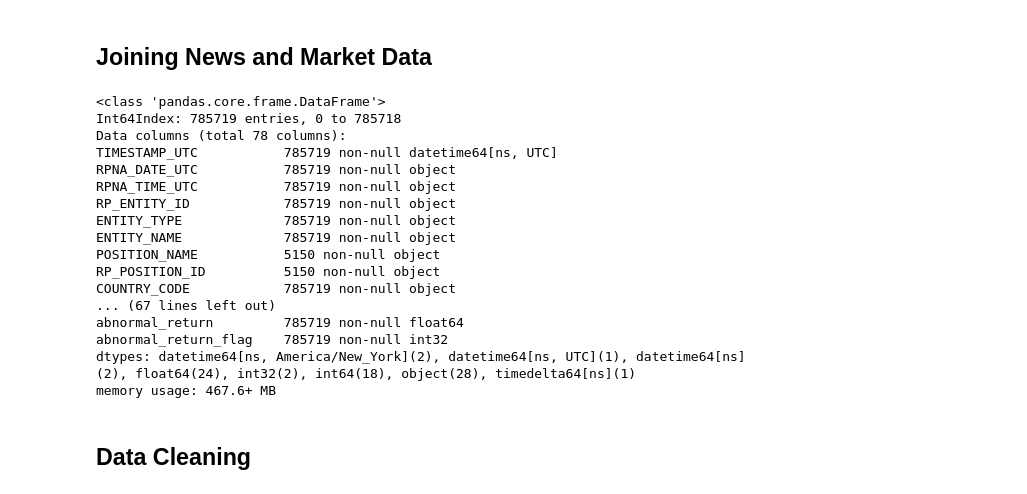
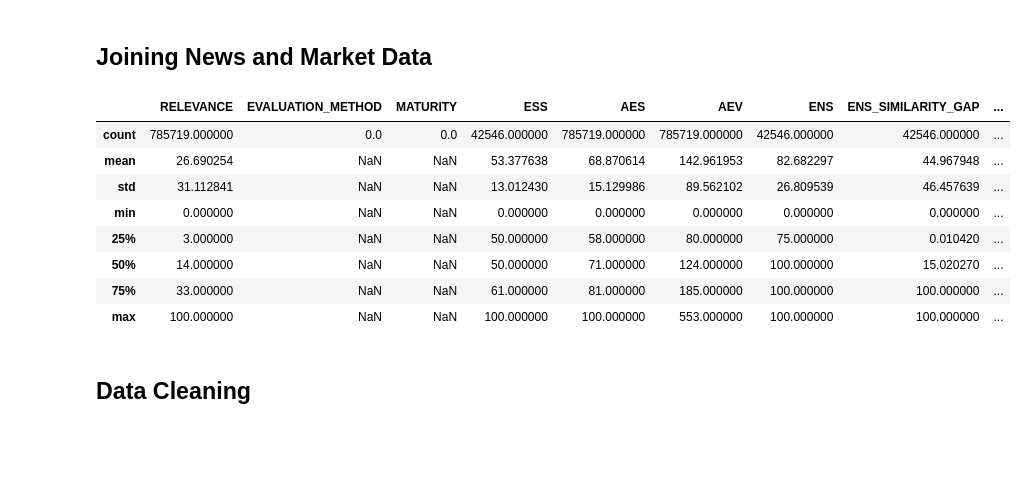
Before and after one commit to nico-busch/PHBS_MLF_2018, a Jupyter notebook: notebook.ipynb, the cells around one changed output. Cells and saved outputs as stored; diff of their text form; code cells hidden in the pictures; blank space fills up the shorter version.

```diff
--- a/notebook.ipynb
+++ b/notebook.ipynb
@@ -215,28 +215,20 @@ df_market.head(1)
 # %%
 # join news data and market data on market date and company
 
 df = pd.merge(df_news, df_market, how = 'inner',
               left_on = ['NEXT_MARKET_DATE', 'TICKER'],
               right_on = ['datadate', 'tic'])
-df.info()
+df.describe()
 # %% [output]
-<class 'pandas.core.frame.DataFrame'>
-Int64Index: 785719 entries, 0 to 785718
-Data columns (total 78 columns):
-TIMESTAMP_UTC           785719 non-null datetime64[ns, UTC]
-RPNA_DATE_UTC           785719 non-null object
-RPNA_TIME_UTC           785719 non-null object
-RP_ENTITY_ID            785719 non-null object
-ENTITY_TYPE             785719 non-null object
-ENTITY_NAME             785719 non-null object
-POSITION_NAME           5150 non-null object
-RP_POSITION_ID          5150 non-null object
-COUNTRY_CODE            785719 non-null object
-... (67 lines left out)
-abnormal_return         785719 non-null float64
-abnormal_return_flag    785719 non-null int32
-dtypes: datetime64[ns, America/New_York](2), datetime64[ns, UTC](1), datetime64[ns](2), float64(24), int32(2), int64(18), object(28), timedelta64[ns](1)
-memory usage: 467.6+ MB
+|  | RELEVANCE | EVALUATION_METHOD | MATURITY | ESS | AES | AEV | ENS | ENS_SIMILARITY_GAP | ... |
+| count | 785719.000000 | 0.0 | 0.0 | 42546.000000 | 785719.000000 | 785719.000000 | 42546.000000 | 42546.000000 | ... |
+| mean | 26.690254 | NaN | NaN | 53.377638 | 68.870614 | 142.961953 | 82.682297 | 44.967948 | ... |
+| std | 31.112841 | NaN | NaN | 13.012430 | 15.129986 | 89.562102 | 26.809539 | 46.457639 | ... |
+| min | 0.000000 | NaN | NaN | 0.000000 | 0.000000 | 0.000000 | 0.000000 | 0.000000 | ... |
+| 25% | 3.000000 | NaN | NaN | 50.000000 | 58.000000 | 80.000000 | 75.000000 | 0.010420 | ... |
+| 50% | 14.000000 | NaN | NaN | 50.000000 | 71.000000 | 124.000000 | 100.000000 | 15.020270 | ... |
+| 75% | 33.000000 | NaN | NaN | 61.000000 | 81.000000 | 185.000000 | 100.000000 | 100.000000 | ... |
+| max | 100.000000 | NaN | NaN | 100.000000 | 100.000000 | 553.000000 | 100.000000 | 100.000000 | ... |
 # %%
 # drop columns with no explanatory worth
 
```
Also changed, not shown: parts of 9 cells of this notebook.
